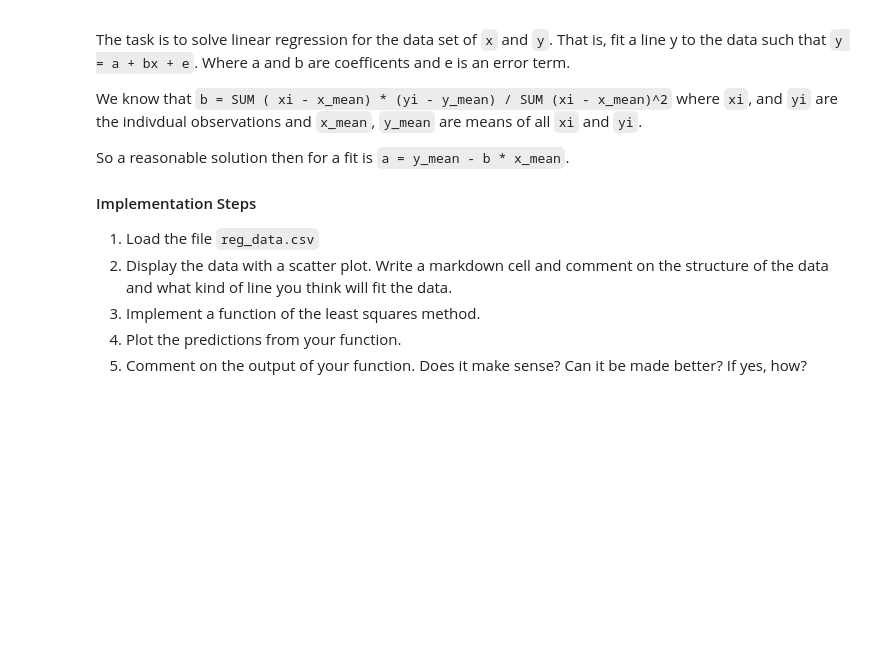
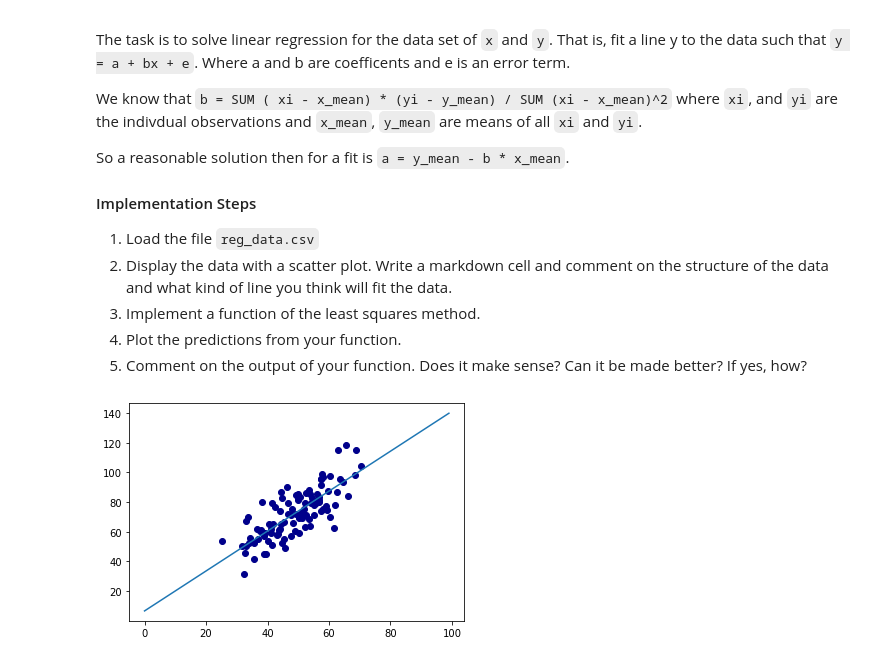
Before and after one commit to zoeynguyen1719/Strive, a Jupyter notebook: AI/M3 - Machine Learning/D2/02. Linear_regression/ml2.ipynb, the cells around one changed output. Cells and saved outputs as stored; diff of their text form; code cells hidden in the pictures; blank space fills up the shorter version.

```diff
--- a/AI/M3 - Machine Learning/D2/02. Linear_regression/ml2.ipynb
+++ b/AI/M3 - Machine Learning/D2/02. Linear_regression/ml2.ipynb
@@ -34,6 +34,10 @@ df.head()
 assert df.shape == (100,2)
 # %%
 #plot the data (scatter)
-ax1 = df.plot.scatter(x='X',
-                      y='Y',
+plt.plot(y)
+plt.scatter(x=df['X'],
+                      y=df['Y'],
                       c='DarkBlue')
+plt.show()
+# %% [output]
+[figure, added]
```
Also changed, not shown: parts of 8 cells of this notebook.
